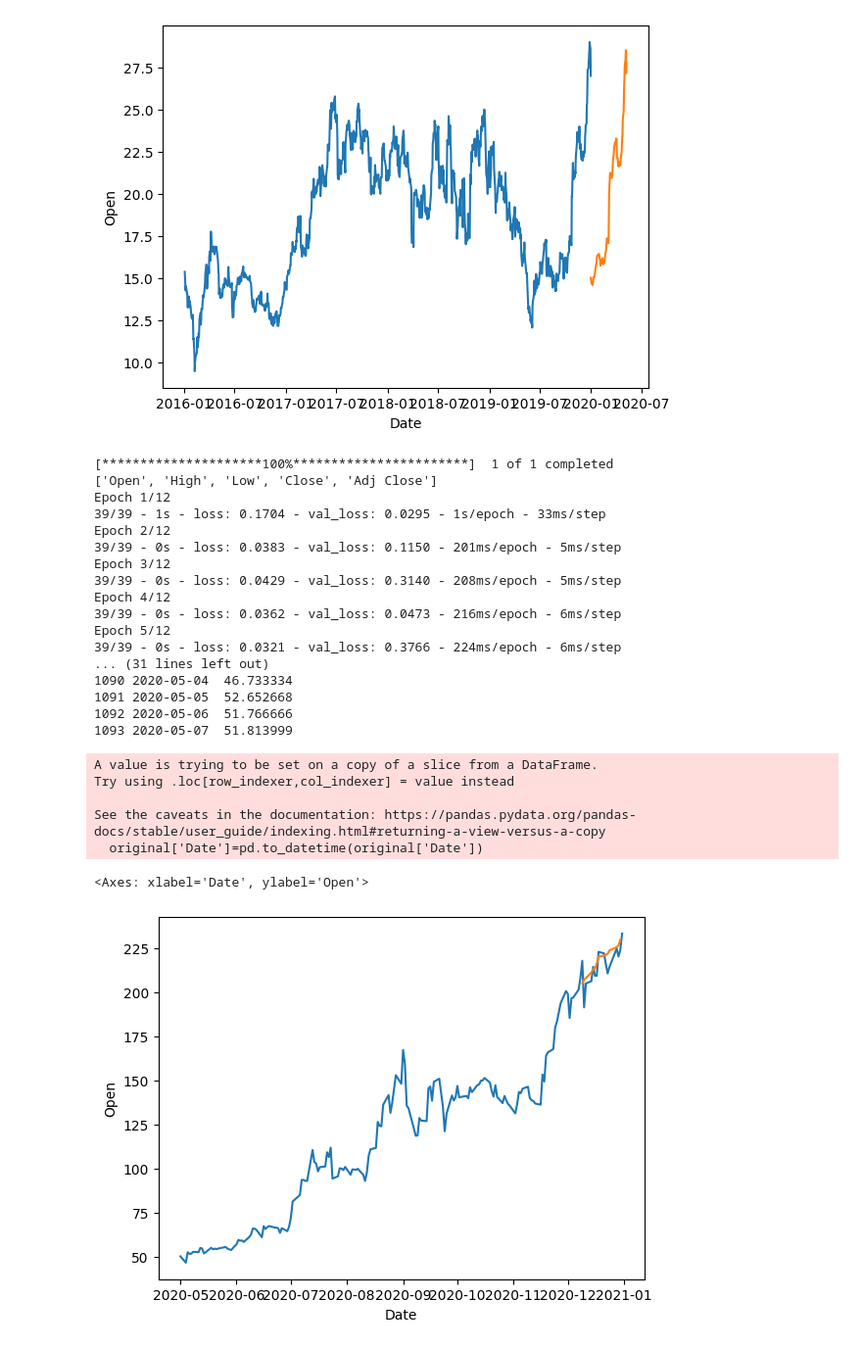
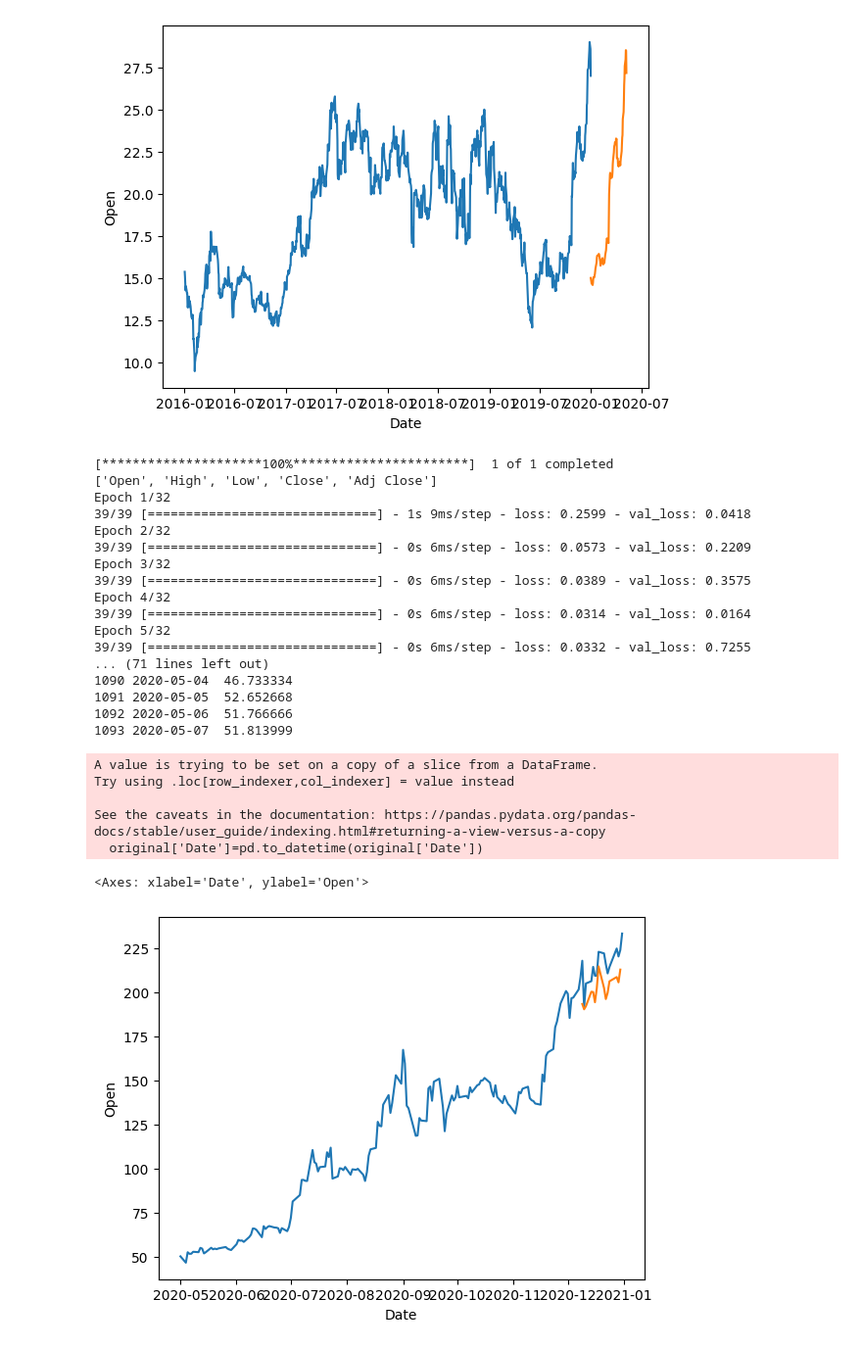
Before and after one commit to pvpswaghd/stock-sentiment-prediction, a Jupyter notebook: model_scripts/lstm_keras.ipynb, the cells around one changed output. Shown: that part at 98% size. Drawn from its saved outputs; the diff is of its cells as text; code cells hidden in the pictures.

```diff
--- a/model_scripts/lstm_keras.ipynb
+++ b/model_scripts/lstm_keras.ipynb
@@ -227,7 +227,7 @@ model.compile(optimizer='adam', loss='mse')
 
 
 # fit the model
-history = model.fit(trainX, trainY, epochs=12, batch_size=32, validation_split=0.01, verbose=2)
+history = model.fit(trainX, trainY, epochs=32, batch_size=32, validation_split=0.01, verbose=1)
 
 #Predicting...
 #Libraries that will help us extract only business days in the US.
@@ -255,42 +255,42 @@ y_pred_future = scaler.inverse_transform(prediction_copies)[:,0]
 # Convert timestamp to date
 forecast_dates = []
 for time_i in predict_period_dates:
     forecast_dates.append(time_i.date())
 
 df_forecast = pd.DataFrame({'Date':np.array(forecast_dates), 'Open':y_pred_future})
 df_forecast['Date']=pd.to_datetime(df_forecast['Date'])
 
 
 original = df[['Date', 'Open']]
 print(original)
 original['Date']=pd.to_datetime(original['Date'])
 original = original.loc[original['Date'] >= '2020-5-1']
 
 print(original.head())
 sns.lineplot(x=original['Date'], y=original['Open'])
 sns.lineplot(x=df_forecast['Date'], y=df_forecast['Open'])
 # %% [output]
 [*********************100%***********************]  1 of 1 completed
 ['Open', 'High', 'Low', 'Close', 'Adj Close']
-Epoch 1/12
-39/39 - 1s - loss: 0.1704 - val_loss: 0.0295 - 1s/epoch - 33ms/step
-Epoch 2/12
-39/39 - 0s - loss: 0.0383 - val_loss: 0.1150 - 201ms/epoch - 5ms/step
-Epoch 3/12
-39/39 - 0s - loss: 0.0429 - val_loss: 0.3140 - 208ms/epoch - 5ms/step
-Epoch 4/12
-39/39 - 0s - loss: 0.0362 - val_loss: 0.0473 - 216ms/epoch - 6ms/step
-Epoch 5/12
-39/39 - 0s - loss: 0.0321 - val_loss: 0.3766 - 224ms/epoch - 6ms/step
-... (31 lines left out)
+Epoch 1/32
+39/39 [==============================] - 1s 9ms/step - loss: 0.2599 - val_loss: 0.0418
+Epoch 2/32
+39/39 [==============================] - 0s 6ms/step - loss: 0.0573 - val_loss: 0.2209
+Epoch 3/32
+39/39 [==============================] - 0s 6ms/step - loss: 0.0389 - val_loss: 0.3575
+Epoch 4/32
+39/39 [==============================] - 0s 6ms/step - loss: 0.0314 - val_loss: 0.0164
+Epoch 5/32
+39/39 [==============================] - 0s 6ms/step - loss: 0.0332 - val_loss: 0.7255
+... (71 lines left out)
 1090 2020-05-04  46.733334
 1091 2020-05-05  52.652668
 1092 2020-05-06  51.766666
 1093 2020-05-07  51.813999
 A value is trying to be set on a copy of a slice from a DataFrame.
 Try using .loc[row_indexer,col_indexer] = value instead
 
 See the caveats in the documentation: https://pandas.pydata.org/pandas-docs/stable/user_guide/indexing.html#returning-a-view-versus-a-copy
   original['Date']=pd.to_datetime(original['Date'])
 <Axes: xlabel='Date', ylabel='Open'>
-[figure, old version]
+[figure, new version]
```
Also changed, not shown: 3 other files.
